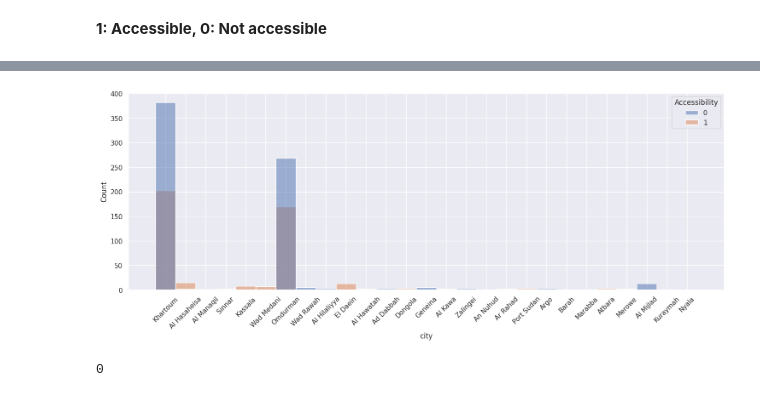
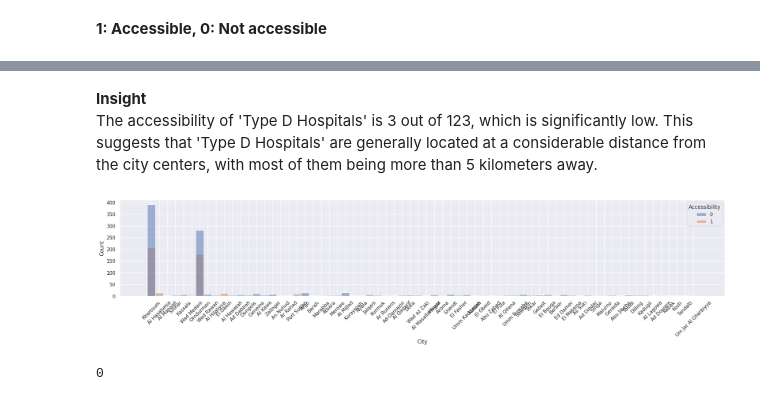
Before and after one commit to OmdenaAI/SudanChapter_AnalyzeHealthcareAccessibility, a Jupyter notebook: 05_Modelling/HealthCareFacilities_LogisticRegression_Threshold.ipynb, the cells around one changed output, grey strips where cells are left out. Saved outputs shown, nothing was run; the diff lists cells and outputs as text; code cells hidden in the pictures.

```diff
--- a/05_Modelling/HealthCareFacilities_LogisticRegression_Threshold.ipynb
+++ b/05_Modelling/HealthCareFacilities_LogisticRegression_Threshold.ipynb
@@ -100,0 +310,2 @@ df_hp.head()
+# %%
+merged_df = merged_df.drop_duplicates(subset=['Latitude_h', 'Longitude_h'], keep='first')
@@ -107,11 +322,11 @@ from geopy.distance import geodesic
 def calculate_distance(lat1, lon1, lat2, lon2):
     return geodesic((lat1, lon1), (lat2, lon2)).km
 # %%
-df_hp['distance_km'] = df_hp.apply(
+merged_df['distance_km'] = merged_df.apply(
     lambda row: calculate_distance(
-        row["latitude_h"], row["longitude_h"], row["latitude_p"], row["longitude_p"]
+        row["Latitude_h"], row["Longitude_h"], row["Latitude_p"], row["Longitude_p"]
     ),
     axis=1
 )
-df_hp
+merged_df
 # %% [output]
@@ -177,5 +391,5 @@ df_hp[df_hp['amenity'].isnull()]
 # %% [markdown]
 Impute the missing value with fillna() mode in 'amenity'.
 # %%
-most_frequent_value = df_hp['amenity'].mode()[0]
-df_hp['amenity'] = df_hp['amenity'].fillna(most_frequent_value)
+most_frequent_value = merged_df['amenity'].mode()[0]
+merged_df['amenity'] = merged_df['amenity'].fillna(most_frequent_value)
@@ -183,8 +437,8 @@ df_hp['amenity'] = df_hp['amenity'].fillna(most_frequent_value)
 ### Label each data point as accessible (1) or not (0) based on whether the distance is within the threshold
 # %%
 threshold_km = 5  # let say within 5km
-df_hp['Accessibility'] = df_hp['distance_km'].apply(
+merged_df['Accessibility'] = merged_df['distance_km'].apply(
     lambda row: 1 if row <= threshold_km else 0
 )
-df_hp
+merged_df
 # %% [output]
@@ -266,8 +545,11 @@ dtype: int64
+# %% [markdown]
+**Insight**
+The accessibility of 'Type D Hospitals' is 3 out of 123, which is significantly low. This suggests that 'Type D Hospitals' are generally located at a considerable distance from the city centers, with most of them being more than 5 kilometers away.
 # %%
-plt.figure(figsize=(18, 6))
-sns.histplot(data=df_hp, x="city", hue="Accessibility")
+plt.figure(figsize=(25, 4))
+sns.histplot(data=merged_df, x="City", hue="Accessibility")
 plt.xticks(rotation=45)
 plt.show()
 # %% [output]
-[figure, old version]
+[figure, new version]
 # %%
```
Also changed, not shown: parts of 89 cells of this notebook.
